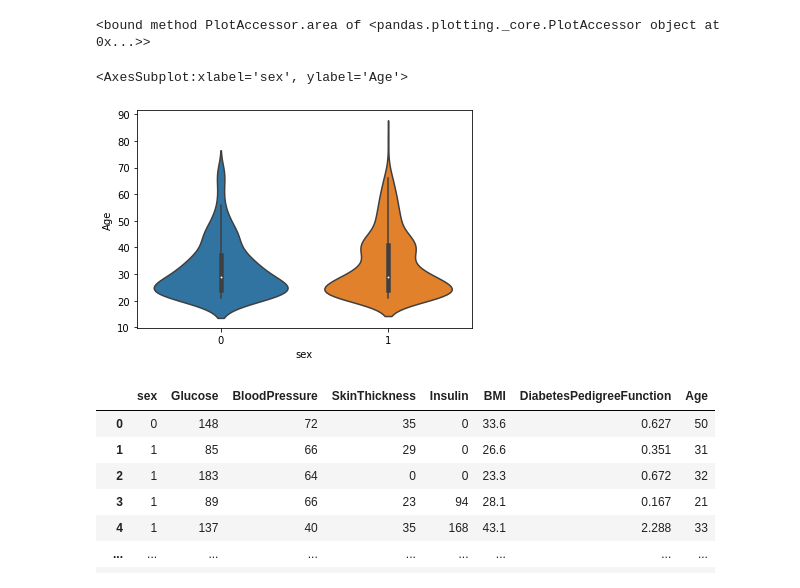
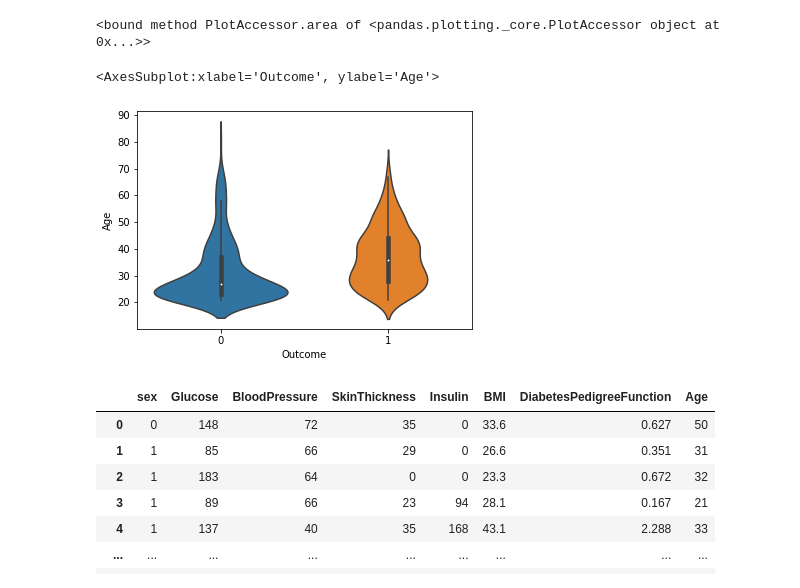
Before and after one commit to SIDDHU2016/diabetes, a Jupyter notebook: Untitled1.ipynb, the cells around one changed output. Cells and saved outputs as stored; diff of their text form; code cells hidden in the pictures.

```diff
--- a/Untitled1.ipynb
+++ b/Untitled1.ipynb
@@ -582,10 +582,10 @@ data.plot.area
 # %% [output]
 <bound method PlotAccessor.area of <pandas.plotting._core.PlotAccessor object at 0x...>>
 # %%
-sns.violinplot(x='sex', y='Age', data=data)
+sns.violinplot(x='Outcome', y='Age', data=data)
 # %% [output]
-<AxesSubplot:xlabel='sex', ylabel='Age'>
+<AxesSubplot:xlabel='Outcome', ylabel='Age'>
-[figure, old version]
+[figure, new version]
 # %%
 # split data into x and y
 X = data.drop("Outcome",axis=1)
```
Also changed, not shown: parts of 1 cell of this notebook.
